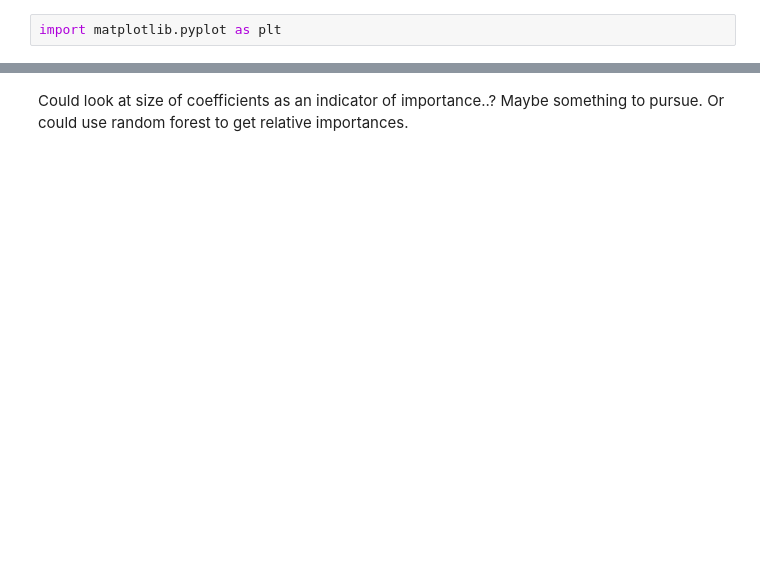
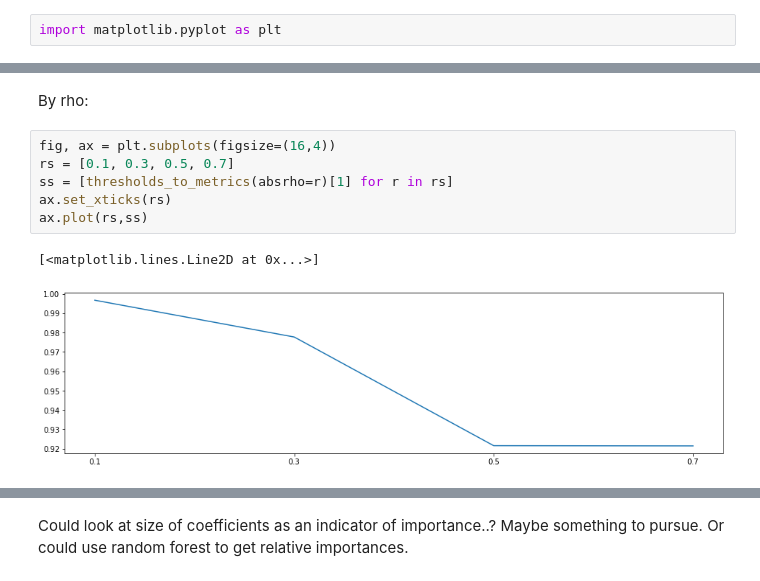
Before and after one commit to AML-Project-Group/impersonation_detection, a Jupyter notebook: feature selection.ipynb, the cells around one changed output, grey strips where cells are left out. Drawn from its saved outputs; the diff is of its cells as text; blank space fills up the shorter version.

```diff
--- a/feature selection.ipynb
+++ b/feature selection.ipynb
@@ -267,0 +267,11 @@ array([[-2.97188982e+00, -2.97188982e+00, -5.70423456e+00,
+# %% [markdown]
+By rho:
+# %%
+fig, ax = plt.subplots(figsize=(16,4))
+rs = [0.1, 0.3, 0.5, 0.7]
+ss = [thresholds_to_metrics(absrho=r)[1] for r in rs]
+ax.set_xticks(rs)
+ax.plot(rs,ss)
+# %% [output]
+[<matplotlib.lines.Line2D at 0x...>]
+[figure, added]
```
Also changed, not shown: parts of 87 cells of this notebook.
